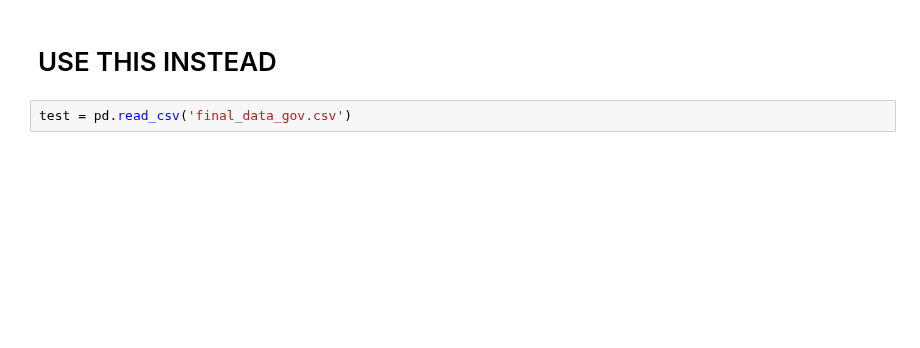
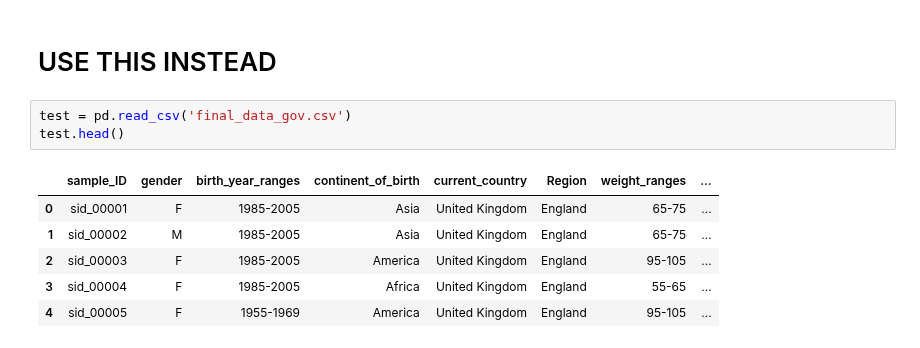
Before and after one commit to KHsuan/CDM_data_anonymisation, a Jupyter notebook: FINAL_final.ipynb, the cells around one changed output. Drawn from its saved outputs; the diff is of its cells as text; blank space fills up the shorter version.

```diff
--- a/FINAL_final.ipynb
+++ b/FINAL_final.ipynb
@@ -659,6 +665,14 @@ Series([], dtype: int64)
 # USE THIS INSTEAD
 # %%
 test = pd.read_csv('final_data_gov.csv')
+test.head()
+# %% [output]
+|  | sample_ID | gender | birth_year_ranges | continent_of_birth | current_country | Region | weight_ranges | ... |
+| 0 | sid_00001 | F | 1985-2005 | Asia | United Kingdom | England | 65-75 | ... |
+| 1 | sid_00002 | M | 1985-2005 | Asia | United Kingdom | England | 65-75 | ... |
+| 2 | sid_00003 | F | 1985-2005 | America | United Kingdom | England | 95-105 | ... |
+| 3 | sid_00004 | F | 1985-2005 | Africa | United Kingdom | England | 55-65 | ... |
+| 4 | sid_00005 | F | 1955-1969 | America | United Kingdom | England | 95-105 | ... |
 # %%
 quasi_identifiers_gov = ['gender', 'birth_year_ranges', 'continent_of_birth', 'education_level','Region']
 groups = test.groupby(quasi_identifiers_gov).size()
```
Also changed, not shown: parts of 11 cells of this notebook, 2 other files.
